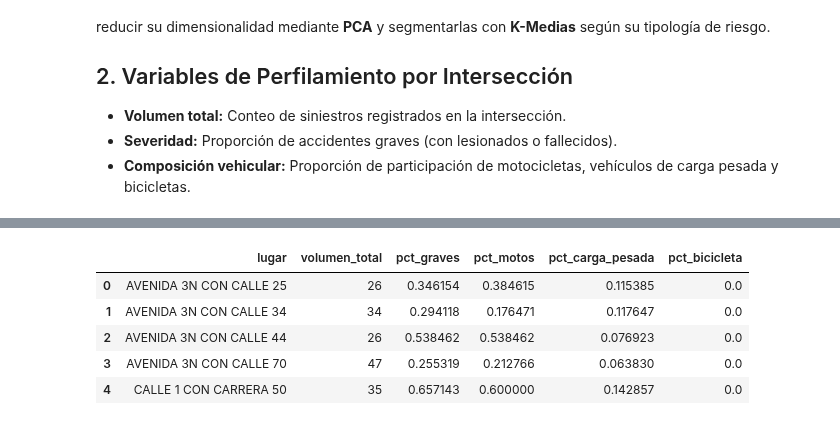
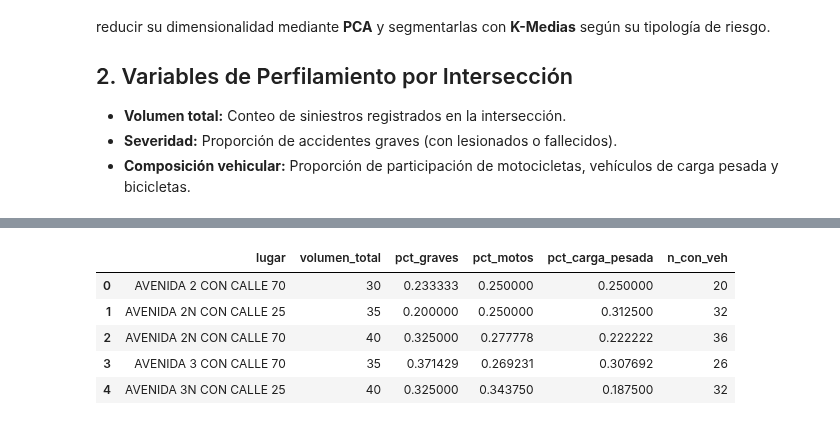
Before and after one commit to Davjos1881/proyecto_ia, a Jupyter notebook: modelos/perfilamiento_territorial.ipynb, the cells around one changed output, grey strips where cells are left out. Drawn from its saved outputs; the diff is of its cells as text; code cells hidden in the pictures.

```diff
--- a/modelos/perfilamiento_territorial.ipynb
+++ b/modelos/perfilamiento_territorial.ipynb
@@ -18,58 +20,50 @@ from sklearn.preprocessing import StandardScaler
 # %%
 df = pd.read_csv('C:\\Users\\santa\\Desktop\\Cositas de Python\\UNI\\IA\\proyectoIA\\data\\clean\\siniestralidad_clean.csv')
 # %%
-# 1. Asegurar columnas de target binario y texto de dirección normalizado
-df['grave'] = (~df['severidad'].isin(['Solo daños'])).astype(int)
-df['lugar'] = df['direccion_norm'].str.strip()
+# 1. Target binario y dirección canónica
+df['grave'] = df['severidad'].isin(['Con lesionado', 'Con fallecido']).astype(int)
 
-# 2. Filtrar el subconjunto 'w' con direcciones válidas únicamente
-w = df[df['direccion_valida'] == True].copy()
+def canon(s):
+    return ' CON '.join(sorted(p.strip() for p in str(s).split(' CON ')))
+df['lugar'] = df['direccion_norm'].map(canon)
 
-# 3. Detección automática de columnas de vehículos presentes en el dataset
-veh_cols_disponibles = [c for c in w.columns if c.startswith('veh_')]
+# 2. Subconjunto con direcciones válidas
+w = df[(df['direccion_valida'] == True) & (df['anio'] <= 2022)].copy()
+print('Años en w:', sorted(w['anio'].unique()))
 
-col_moto = next((c for c in veh_cols_disponibles if 'moto' in c), None)
-col_carga = next(
-    (c for c in veh_cols_disponibles if 'carga' in c or 'camion' in c), None
-)
-col_bici = next((c for c in veh_cols_disponibles if 'bici' in c), None)
+# 3. Columnas de vehículos (nombres explícitos). Los NaN se dejan como NaN:
+#    mean() y count() los ignoran, así "sin dato" no se confunde con "sin moto"
+col_moto, col_carga, col_bici = 'veh_moto', 'veh_carga_pesada', 'veh_bicicleta'
+for col in [col_moto, col_carga, col_bici]:
+    w[col] = w[col].astype(float)
 
-# Limpieza e imputación de nulos
-for col in [col_moto, col_carga, col_bici]:
-  if col and col in w.columns:
-    w[col] = w[col].fillna(False).astype(int)
-
-# 4. Seleccionar las Top 200 intersecciones más frecuentes
+# 4. Top 200 cruces más frecuentes
 top_200_lugares = w['lugar'].value_counts().head(200).index
 df_top200 = w[w['lugar'].isin(top_200_lugares)].copy()
 
-# 5. Construcción del diccionario de agregación según columnas encontradas
-agg_dict = {
-    'volumen_total': ('codigo', 'count'),
-    'pct_graves': ('grave', 'mean'),
-}
+# 5. Perfil por cruce
+perfil_cruces = (
+    df_top200.groupby('lugar')
+    .agg(
+        volumen_total=('grave', 'size'),
+        pct_graves=('grave', 'mean'),
+        pct_motos=(col_moto, 'mean'),
+        pct_carga_pesada=(col_carga, 'mean'),
+        n_con_veh=(col_moto, 'count'),   # filas con dato de vehículos
+    )
+    .reset_index()
+)
 
-feat_cols = ['volumen_total', 'pct_graves']
+# Descartar cruces con pocos registros que tengan dato de vehículos
+antes = len(perfil_cruces)
+perfil_cruces = perfil_cruces[perfil_cruces['n_con_veh'] >= 15].reset_index(drop=True)
+print(f'Cruces descartados por tener < 15 filas con dato de vehículos: {antes - len(perfil_cruces)} de {antes}')
 
-if col_moto:
-  agg_dict['pct_motos'] = (col_moto, 'mean')
-  feat_cols.append('pct_motos')
-if col_carga:
-  agg_dict['pct_carga_pesada'] = (col_carga, 'mean')
-  feat_cols.append('pct_carga_pesada')
-if col_bici:
-  agg_dict['pct_bicicleta'] = (col_bici, 'mean')
-  feat_cols.append('pct_bicicleta')
+# 6. Escalado
+feat_cols = ['volumen_total', 'pct_graves', 'pct_motos', 'pct_carga_pesada']
+X_raw = perfil_cruces[feat_cols]
+X_scaled = StandardScaler().fit_transform(X_raw)
 
-perfil_cruces = df_top200.groupby('lugar').agg(**agg_dict).reset_index()
-
-# 6. Escalado estandarizado de la matriz de características
-X_raw = perfil_cruces[feat_cols]
-
-scaler = StandardScaler()
-X_scaled = scaler.fit_transform(X_raw)
-
-print(f'Top 200 cruces procesados exitosamente.')
-print(f'Variables utilizadas para clustering: {feat_cols}')
+print(f'Cruces para clustering: {len(perfil_cruces)}')
 perfil_cruces.head()
 # %% [output]
@@ -78,9 +73,9 @@ Variables utilizadas para clustering: ['volumen_total', 'pct_graves', 'pct_motos
-|  | lugar | volumen_total | pct_graves | pct_motos | pct_carga_pesada | pct_bicicleta |
-| 0 | AVENIDA 3N CON CALLE 25 | 26 | 0.346154 | 0.384615 | 0.115385 | 0.0 |
-| 1 | AVENIDA 3N CON CALLE 34 | 34 | 0.294118 | 0.176471 | 0.117647 | 0.0 |
-| 2 | AVENIDA 3N CON CALLE 44 | 26 | 0.538462 | 0.538462 | 0.076923 | 0.0 |
-| 3 | AVENIDA 3N CON CALLE 70 | 47 | 0.255319 | 0.212766 | 0.063830 | 0.0 |
-| 4 | CALLE 1 CON CARRERA 50 | 35 | 0.657143 | 0.600000 | 0.142857 | 0.0 |
+|  | lugar | volumen_total | pct_graves | pct_motos | pct_carga_pesada | n_con_veh |
+| 0 | AVENIDA 2 CON CALLE 70 | 30 | 0.233333 | 0.250000 | 0.250000 | 20 |
+| 1 | AVENIDA 2N CON CALLE 25 | 35 | 0.200000 | 0.250000 | 0.312500 | 32 |
+| 2 | AVENIDA 2N CON CALLE 70 | 40 | 0.325000 | 0.277778 | 0.222222 | 36 |
+| 3 | AVENIDA 3 CON CALLE 70 | 35 | 0.371429 | 0.269231 | 0.307692 | 26 |
+| 4 | AVENIDA 3N CON CALLE 25 | 40 | 0.325000 | 0.343750 | 0.187500 | 32 |
 # %%
 # 1. Reducción a 2 componentes principales con PCA para visualización
 pca = PCA(n_components=2, random_state=42)
```
Also changed, not shown: parts of 12 cells of this notebook, 1 other file.
